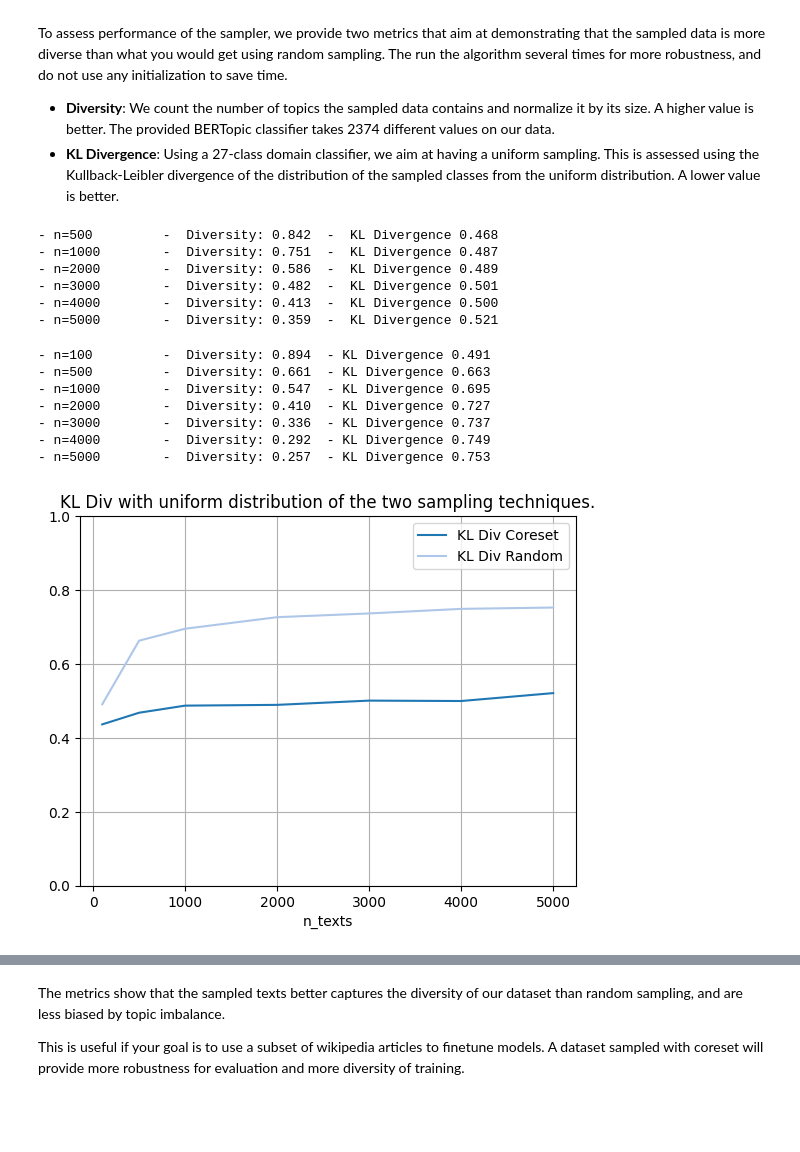
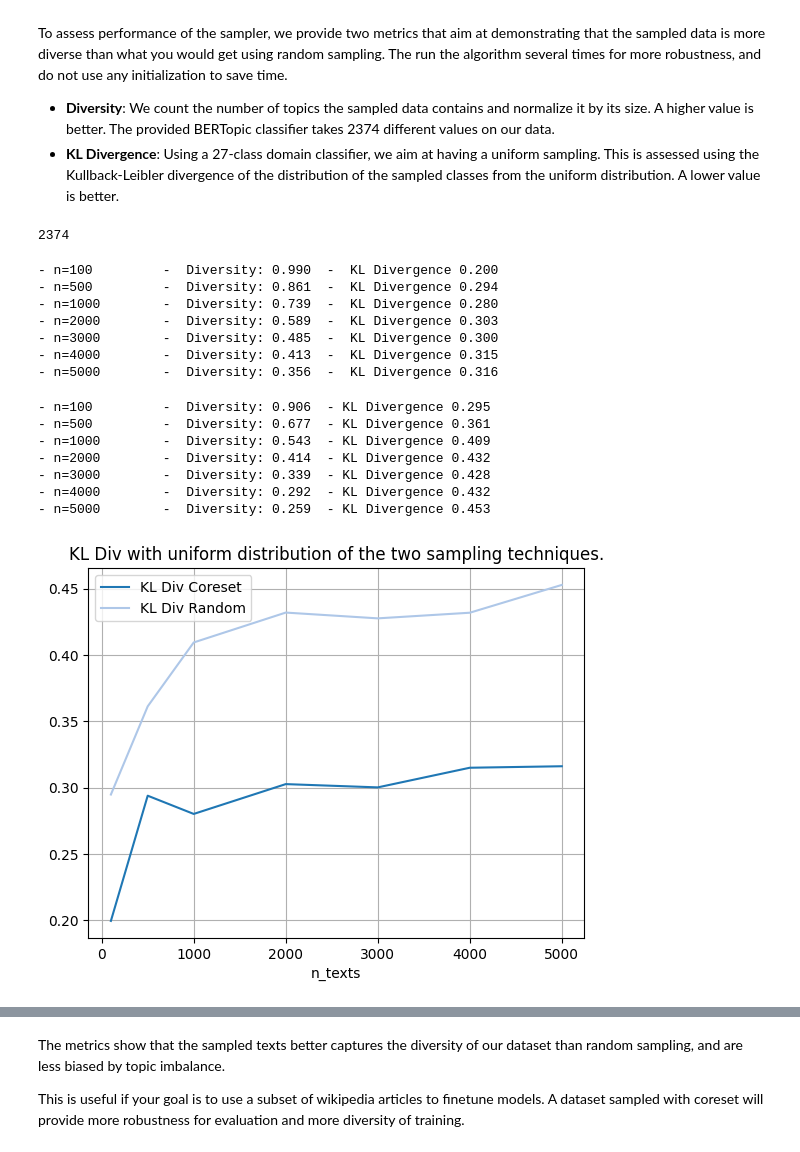
Before and after one commit to NVIDIA/Diversity-Sampling, a Jupyter notebook: notebooks/Demo_wiki.ipynb, the cells around one changed output, grey strips where cells are left out. Drawn from its saved outputs; the diff is of its cells as text; code cells hidden in the pictures; blank space fills up the shorter version.

```diff
--- a/notebooks/Demo_wiki.ipynb
+++ b/notebooks/Demo_wiki.ipynb
@@ -52,7 +52,7 @@ The dataset is a preprocessed subset from [here](https://www.kaggle.com/datasets
     - `bertopic_class`: Predict class by [BERTopic](https://huggingface.co/MaartenGr/BERTopic_Wikipedia)
 - **embeds.npy** : Embeddings assoaited to the `text` column, computed using [all-MiniLM-L6-v2](https://huggingface.co/sentence-transformers/all-MiniLM-L6-v2)
 # %%
-df = pd.read_parquet('../input/df.parquet')
+df = pd.read_parquet('../input/df_2.parquet')
 print(f"Retrieved {len(df)} articles")
 # %% [output]
 Retrieved 486826 articles
@@ -183,6 +232,8 @@ The run the algorithm several times for more robustness, and do not use any init
 N_TEXTS = [100, 500, 1000, 2000, 3000, 4000, 5000]  # Number of texts to sample
 # %%
 len(df["bertopic_class"].unique())
+# %% [output]
+2374
 # %%
 coreset = CoresetSampler(
     initialization="",
@@ -215,12 +266,13 @@ for n in N_TEXTS:
     kl_divs_coreset.append(kl_div)
     print(f'- n={n} \t-  Diversity: {div:.3f}  -  KL Divergence {kl_div :.3f}')
 # %% [output]
-- n=500         -  Diversity: 0.842  -  KL Divergence 0.468
-- n=1000        -  Diversity: 0.751  -  KL Divergence 0.487
-- n=2000        -  Diversity: 0.586  -  KL Divergence 0.489
-- n=3000        -  Diversity: 0.482  -  KL Divergence 0.501
-- n=4000        -  Diversity: 0.413  -  KL Divergence 0.500
-- n=5000        -  Diversity: 0.359  -  KL Divergence 0.521
+- n=100         -  Diversity: 0.990  -  KL Divergence 0.200
+- n=500         -  Diversity: 0.861  -  KL Divergence 0.294
+- n=1000        -  Diversity: 0.739  -  KL Divergence 0.280
+- n=2000        -  Diversity: 0.589  -  KL Divergence 0.303
+- n=3000        -  Diversity: 0.485  -  KL Divergence 0.300
+- n=4000        -  Diversity: 0.413  -  KL Divergence 0.315
+- n=5000        -  Diversity: 0.356  -  KL Divergence 0.316
 # %%
 diversities_random = []
 kl_divs_random = []
@@ -246,24 +298,24 @@ for n in N_TEXTS:
     kl_divs_random.append(kl_div)
     print(f'- n={n} \t-  Diversity: {div:.3f}  - KL Divergence {kl_div :.3f}')
 # %% [output]
-- n=100         -  Diversity: 0.894  - KL Divergence 0.491
-- n=500         -  Diversity: 0.661  - KL Divergence 0.663
-- n=1000        -  Diversity: 0.547  - KL Divergence 0.695
-- n=2000        -  Diversity: 0.410  - KL Divergence 0.727
-- n=3000        -  Diversity: 0.336  - KL Divergence 0.737
-- n=4000        -  Diversity: 0.292  - KL Divergence 0.749
-- n=5000        -  Diversity: 0.257  - KL Divergence 0.753
+- n=100         -  Diversity: 0.906  - KL Divergence 0.295
+- n=500         -  Diversity: 0.677  - KL Divergence 0.361
+- n=1000        -  Diversity: 0.543  - KL Divergence 0.409
+- n=2000        -  Diversity: 0.414  - KL Divergence 0.432
+- n=3000        -  Diversity: 0.339  - KL Divergence 0.428
+- n=4000        -  Diversity: 0.292  - KL Divergence 0.432
+- n=5000        -  Diversity: 0.259  - KL Divergence 0.453
 # %%
 plt.plot(N_TEXTS, kl_divs_coreset, label="KL Div Coreset")
 plt.plot(N_TEXTS, kl_divs_random, label="KL Div Random")
 plt.xlabel('n_texts')
 plt.legend()
-plt.ylim(0, 1)
+# plt.ylim(0, 1)
 plt.grid()
 plt.title('KL Div with uniform distribution of the two sampling techniques.')
 plt.show()
 # %% [output]
-[figure, old version]
+[figure, new version]
 # %%
 plt.plot(N_TEXTS, diversities_coreset, label="Diversities Coreset")
 plt.plot(N_TEXTS, diversities_random, label="Diversities Random")
```
Also changed, not shown: parts of 8 cells of this notebook, 1 other file.
